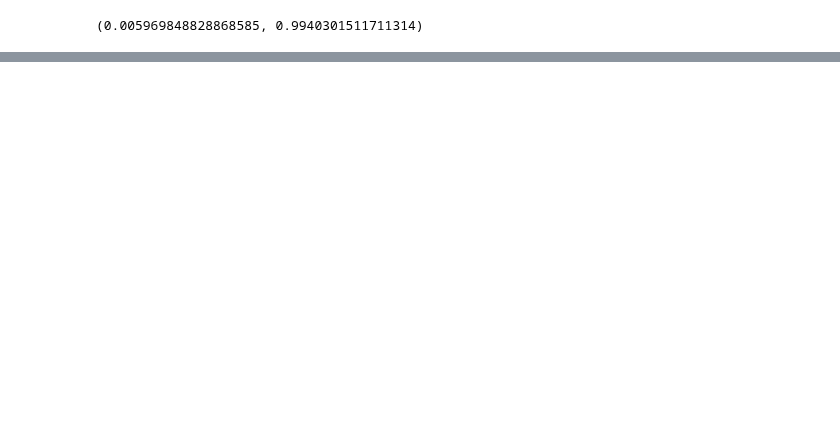
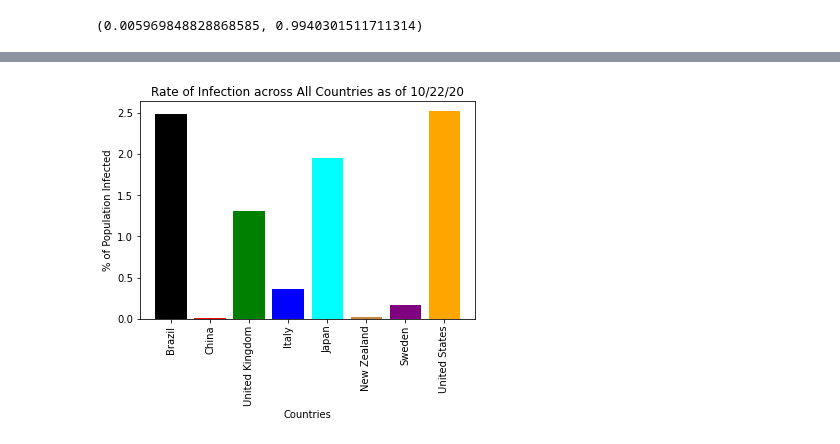
Before and after one commit to rejane-b/Project_1, a Jupyter notebook: Data_Analysis_Notebook.ipynb, the cells around one changed output, grey strips where cells are left out. Drawn from its saved outputs; the diff is of its cells as text; code cells hidden in the pictures; blank space fills up the shorter version.

```diff
--- a/Data_Analysis_Notebook.ipynb
+++ b/Data_Analysis_Notebook.ipynb
@@ -448,0 +629,23 @@ correlation
+# %%
+#The values below are from "worldometers.info"
+# Total populations as of Jan 1, 2020.
+braz_pop = 212559417
+china_pop = 1408526449
+ital_pop = 60005743
+jp_pop = 125938348
+nz_pop = 4822233
+swe_pop = 10151866
+uk_pop = 66575226
+us_pop = 330380000
+
+# Create a list containing the total populations of each conutry
+pops = (212559417, 1408526449, 60005743, 125938348, 4822233, 10151866, 66575226, 330380000)
+
+# Locate the most recent date data is available for all countries
+last_df = cases_df.loc[cases_df['Date']=='2020-10-22']
+
+# Add a column to the new DF containing total populations for analysis purposes
+last_df["total_pop"] = pops
+
+last_df = last_df.set_index('CountryName')
+last_df
@@ -448,0 +668,8 @@ correlation
+# %%
+# Calculate the Percentage of Each Country Infected and Deceased
+perc_cases = (last_df["ConfirmedCases"]/last_df["total_pop"])
+perc_deaths = (last_df["ConfirmedDeaths"]/last_df["total_pop"])
+
+# Create a DataFrame to hold these values
+perc_summ = pd.DataFrame({'Percent_Infected':perc_cases, 'Percent_Deceased':perc_deaths})
+perc_summ.style.format({"Percent_Infected":"{:.6%}", "Percent_Deceased":"{:.6%}"})
@@ -448,0 +687,11 @@ correlation
+# %%
+# Rate of Infection across All Countries
+plt.bar(perc_summ['Percent_Infected'].index,perc_summ['Percent_Infected']*100,\
+        color=['black', 'red', 'green', 'blue', 'cyan','peru','purple','orange'])
+plt.xticks(rotation='vertical')
+plt.title('Rate of Infection across All Countries as of 10/22/20')
+plt.xlabel('Countries')
+plt.ylabel('% of Population Infected')
+plt.savefig('Figures/cases_perc.png')
+# %% [output]
+[figure, added]
```
Also changed, not shown: parts of 27 cells of this notebook.
